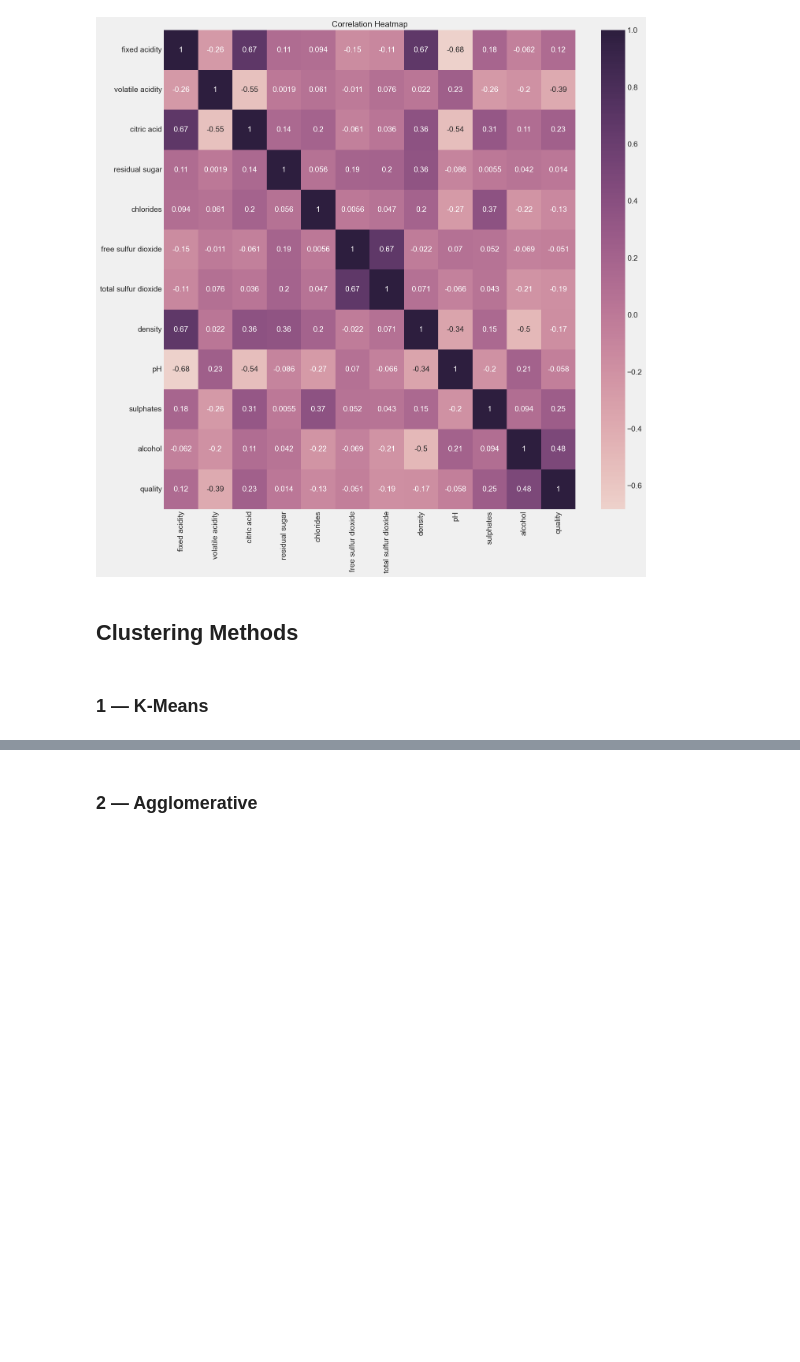
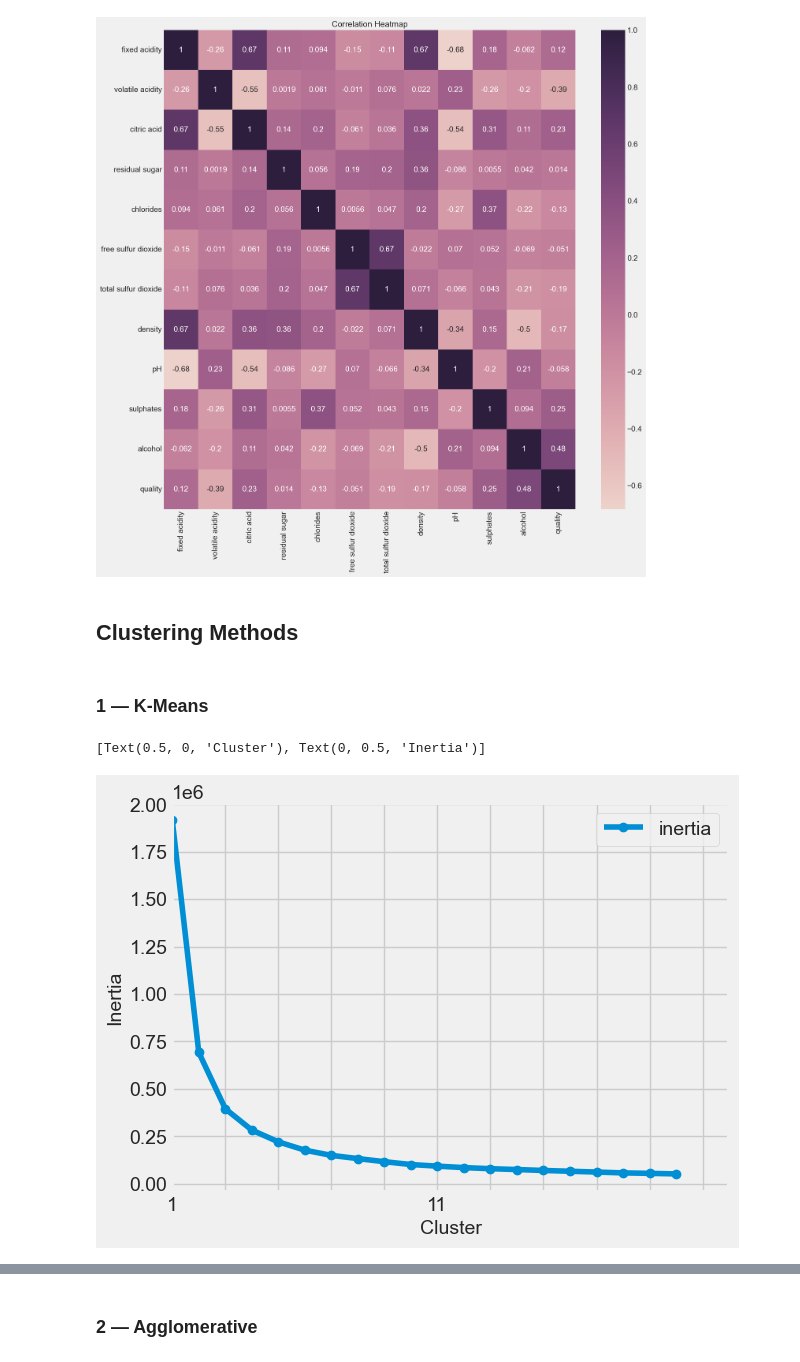
Before and after one commit to zalfyputra/wine-quality-clustering, a Jupyter notebook: wine-quality-clustering.ipynb, the cells around one changed output, grey strips where cells are left out. Saved outputs shown, nothing was run; the diff lists cells and outputs as text; code cells hidden in the pictures; blank space fills up the shorter version.

Commit message:
Clustering Report

```diff
--- a/wine-quality-clustering.ipynb
+++ b/wine-quality-clustering.ipynb
@@ -169,3 +183,30 @@ plt.show()
 ## Clustering Methods
 # %% [markdown]
 ### 1 — K-Means
+# %%
+### BEGIN SOLUTION
+from sklearn.cluster import KMeans
+
+# Create and fit a range of models
+km_list = list()
+float_columns = [x for x in df.columns if x not in ['quality']]
+for clust in range(1,21):
+    km = KMeans(n_clusters=clust, random_state=42)
+    km = km.fit(df[float_columns])
+    km_list.append(pd.Series({'clusters': clust,
+                              'inertia': km.inertia_,
+                              'model': km}))
+# %%
+plot_data = (pd.concat(km_list, axis=1)
+             .T
+             [['clusters','inertia']]
+             .set_index('clusters'))
+
+ax = plot_data.plot(marker='o',ls='-')
+ax.set_xticks(range(0,21,2))
+ax.set_xlim(0,21)
+ax.set(xlabel='Cluster', ylabel='Inertia')
+### END SOLUTION
+# %% [output]
+[Text(0.5, 0, 'Cluster'), Text(0, 0.5, 'Inertia')]
+[figure, added]
```
Also changed, not shown: parts of 14 cells of this notebook.
